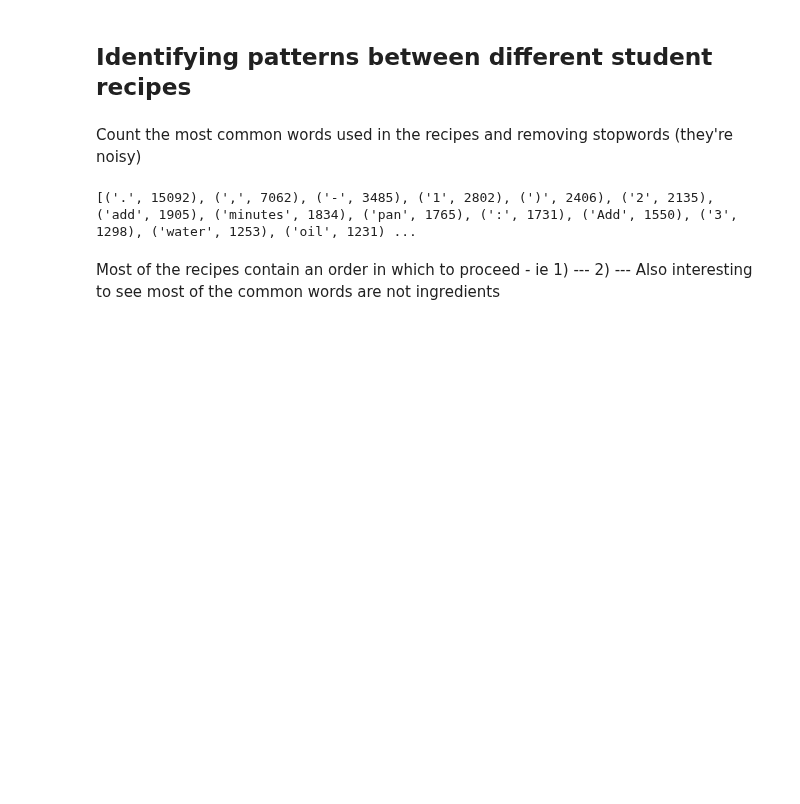
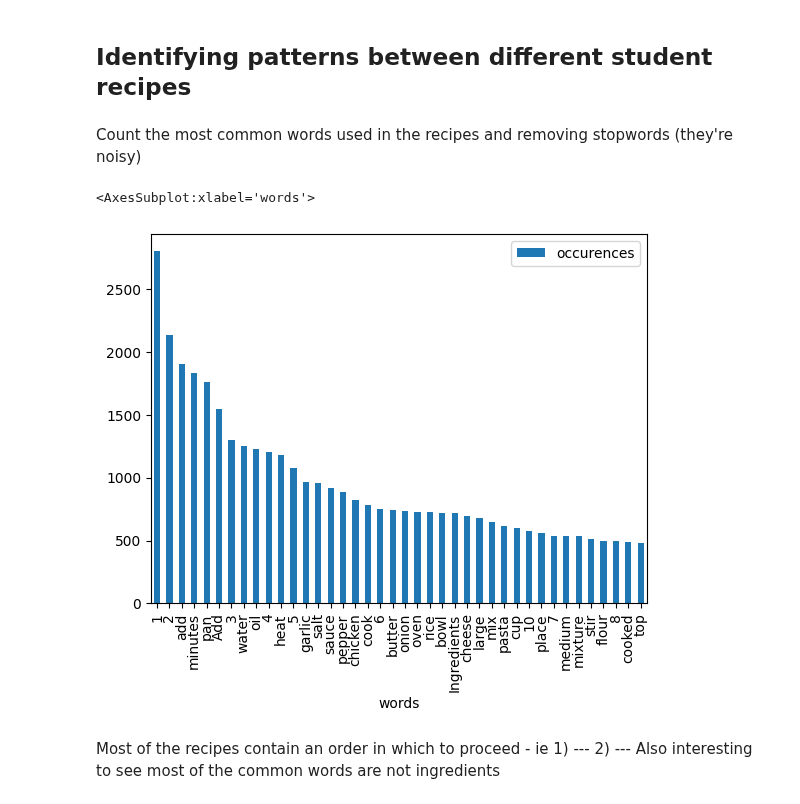
Before and after one commit to lucamouchel/Understanding-Revision-Behavior, a Jupyter notebook: Project.ipynb, the cells around one changed output. Cells and saved outputs as stored; diff of their text form; code cells hidden in the pictures; blank space fills up the shorter version.

```diff
--- a/Project.ipynb
+++ b/Project.ipynb
@@ -138,16 +138,22 @@ Count the most common words used in the recipes and removing stopwords (they're
 # %%
 data = pd.read_csv(csv_filename)['recipe'].values
 stop_words = set(stopwords.words('english'))
 recipes_copy = list(map(lambda _ : word_tokenize(_), data.copy()))
 recipes_without_stopwords = []
 for recipe in recipes_copy:
     recipes_without_stopwords.append([w for w in recipe if not w.lower() in stop_words])
 
 flat_list = [item for sublist in recipes_without_stopwords for item in sublist]
+flat_list = list(filter(lambda char : char not in [',', '.', '-', ':', '(', ')'], flat_list))
 c = Counter(flat_list)
-print(c.most_common(100))
+
+dframe = pd.DataFrame(c.most_common(40))
+dframe.columns = ['words', 'occurences']
+
+dframe.plot(kind='bar', x='words', y='occurences', linewidth=1)
 # %% [output]
-[('.', 15092), (',', 7062), ('-', 3485), ('1', 2802), (')', 2406), ('2', 2135), ('add', 1905), ('minutes', 1834), ('pan', 1765), (':', 1731), ('Add', 1550), ('3', 1298), ('water', 1253), ('oil', 1231) ...
+<AxesSubplot:xlabel='words'>
+[figure, added]
 # %% [markdown]
 Most of the recipes contain an order in which to proceed - ie 1) --- 2) ---
 Also interesting to see most of the common words are not ingredients
```
Also changed, not shown: parts of 5 cells of this notebook.
